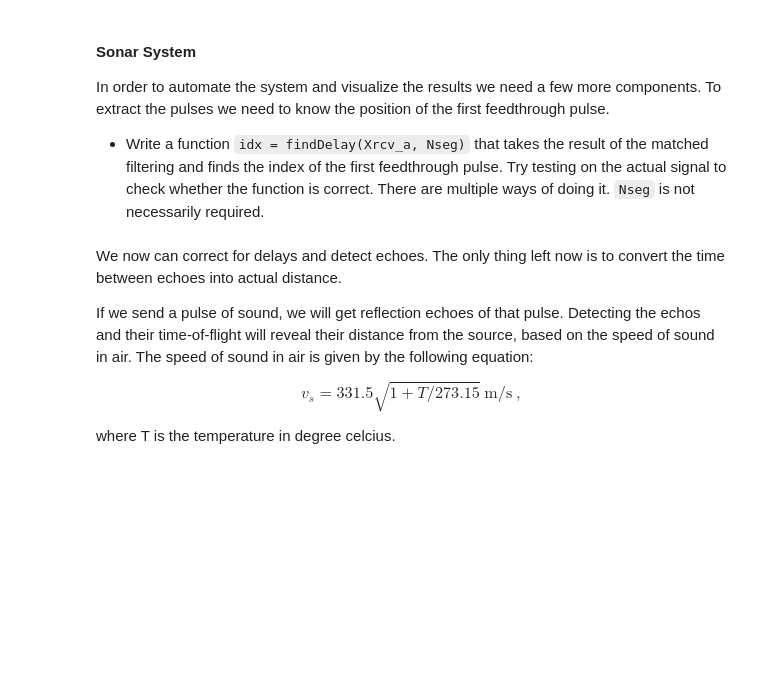
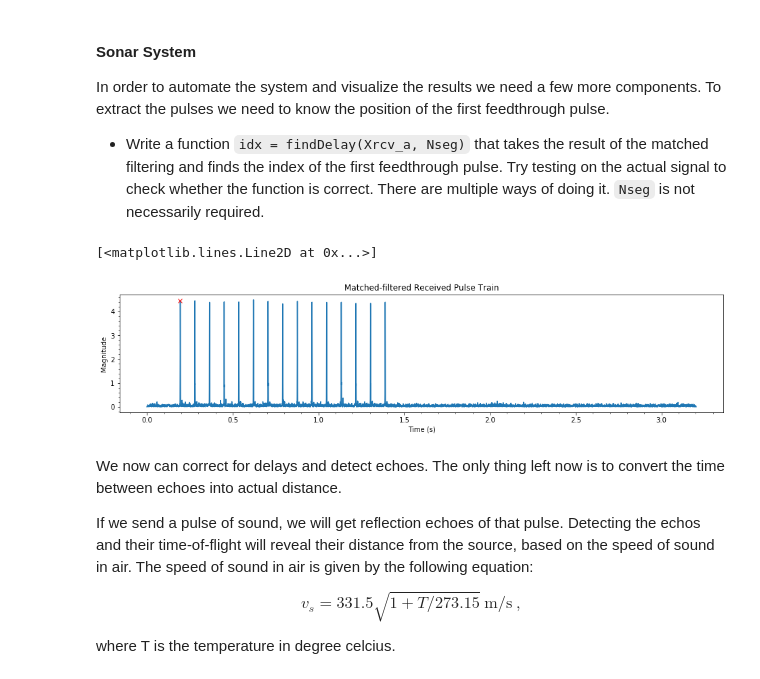
Before and after one commit to EricNRodriguez/ELEC3305_sonar, a Jupyter notebook: sonarpackage/TimeDomain-Sonar.ipynb, the cells around one changed output. Saved outputs shown, nothing was run; the diff lists cells and outputs as text; code cells hidden in the pictures; blank space fills up the shorter version.

Commit message:
Implemented findDelay, time2dist and dist2time

```diff
--- a/sonarpackage/TimeDomain-Sonar.ipynb
+++ b/sonarpackage/TimeDomain-Sonar.ipynb
@@ -868,7 +868,7 @@ The function accepts `pulse` = a pulse generated by `genChirpPulse`,  `Nrep` = n
 
 The function returns `ptrain` which is a vector of length `Nrep` x `Nseg` (Hint: use `np.tile`)
 # %%
-def genChirpTrain(pulse, Nrep, Nseg):
+def genPulseTrain(pulse, Nrep, Nseg):
     # Funtion generates a pulse train from a pulse.
     #Inputs:
     #    pulse = the pulse generated by genChirpPulse
@@ -933,7 +933,7 @@ Nrep = 15
 Nseg = 4096
 
 # Use previous 'realWindowPulse' function
-realPulseTrain = genChirpTrain(realWindowPulse, Nrep, Nseg)
+realPulseTrain = genPulseTrain(realWindowPulse, Nrep, Nseg)
 # %% [markdown]
 * Play and record the pulse train. Scale the amplitude of the pulses to 1/2. Make sure your volume is set to maximum of 70% and look at the plot with the input pulse train and the received pulse train.
 
@@ -1078,3 +1078,5 @@ def findDelay(Xrcv, Nseg):
     #         Nseg - length of a segment
     # Output:
     #          idx - index of the beginning of the first pulse
+    peaks, properties = signal.find_peaks(Xrcv,prominence = 0.6)
+    return peaks[0]
@@ -1084,3 +1083,19 @@ print(idx)
+# %%
+idx = findDelay(Xrcv_a,Nseg)
+
+# Plot an 'x' to mark the first peak at 'idx' :
+tAxis = np.r_[0:len(Xrcv_a)]/fs
+width, height = plt.figaspect(0.2)
+fig = plt.figure(figsize=(width,height))
+plt.xlabel("Time (s)")
+plt.ylabel("Magnitude")
+plt.title("Matched-filtered Received Pulse Train")
+plt.minorticks_on()
+plt.plot(tAxis, Xrcv_a)
+plt.plot(idx/fs, Xrcv_a[idx],'rx')
+# %% [output]
+[<matplotlib.lines.Line2D at 0x...>]
+[figure, added]
 # %% [markdown]
 We now can correct for delays and detect echoes. The only thing left now is to convert the time between echoes into actual distance.
 
```
Also changed, not shown: parts of 3 cells of this notebook.
